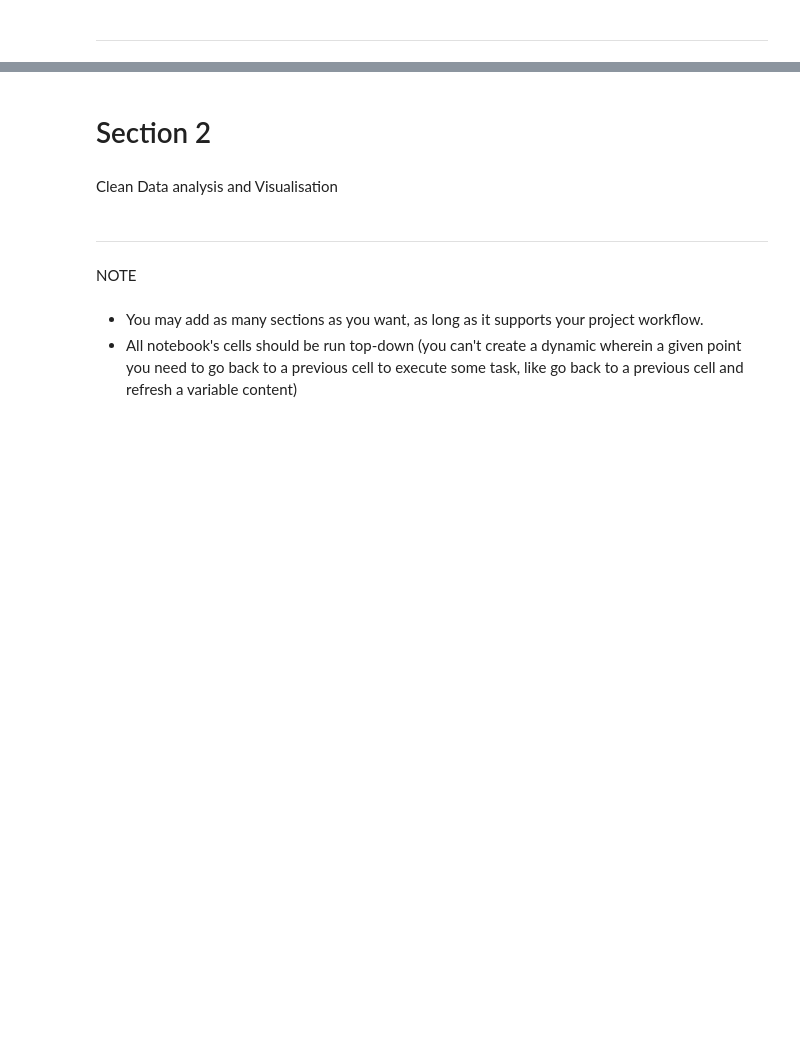
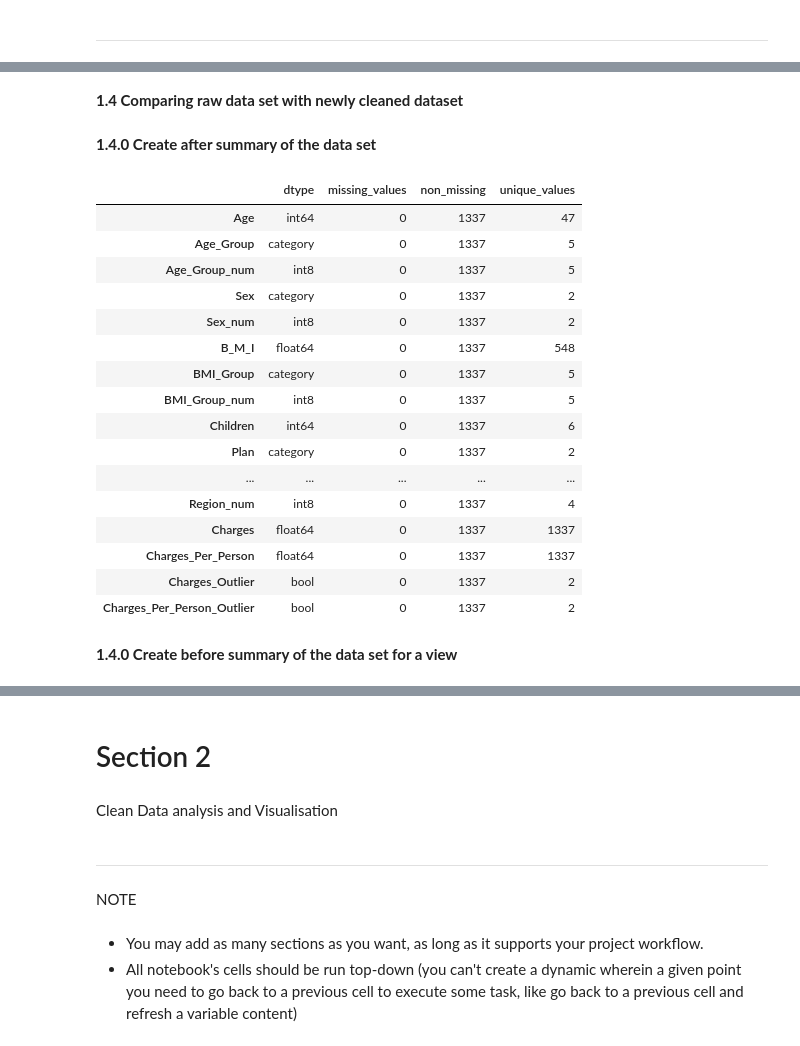
Before and after one commit to skmizanurrahman07/healthcare_insurance_cost_analysis, a Jupyter notebook: healthcare_insurance_cost_analysis.ipynb, the cells around one changed output, grey strips where cells are left out. Drawn from its saved outputs; the diff is of its cells as text; code cells hidden in the pictures; blank space fills up the shorter version.

Commit message:
Data clean

```diff
--- a/healthcare_insurance_cost_analysis.ipynb
+++ b/healthcare_insurance_cost_analysis.ipynb
@@ -78,0 +261,3 @@ Set these to be category data type: And view the updated column types:
+# %%
+insurance['Charges_Per_Person'] = insurance['Charges'] / (insurance['Children'] + 1)
+insurance.head()
@@ -78,0 +273,11 @@ Set these to be category data type: And view the updated column types:
+# %%
+def check_outlier(s):
+    """ Calculating inter quartile range and returning True or False"""
+    q1, q3 = s.quantile([0.25, 0.75])
+    iqr = q3 - q1
+    low, high = q1 - 1.5*iqr, q3 + 1.5*iqr
+    return (s < low) | (s > high)
+
+insurance['Charges_Outlier'] = check_outlier(insurance['Charges'])
+insurance['Charges_Per_Person_Outlier'] = check_outlier(insurance['Charges_Per_Person'])
+insurance.head()
@@ -78,0 +291,6 @@ Set these to be category data type: And view the updated column types:
+# %%
+cat_cols = ['Sex', 'Smoker', 'Region', 'Plan', 'BMI_Group', 'Age_Group']
+for col in cat_cols:
+    insurance[f"{col}_num"] = insurance[col].cat.codes
+
+insurance.head()
@@ -78,0 +306,12 @@ Set these to be category data type: And view the updated column types:
+# %%
+insurance = insurance[[
+    'Age', 'Age_Group', 'Age_Group_num',
+    'Sex', 'Sex_num',
+    'B_M_I', 'BMI_Group', 'BMI_Group_num',
+    'Children', 'Plan', 'Plan_num',
+    'Smoker', 'Smoker_num',
+    'Region', 'Region_num',
+    'Charges', 'Charges_Per_Person',
+    'Charges_Outlier', 'Charges_Per_Person_Outlier'
+]]
+insurance.head()
@@ -78,0 +325,32 @@ Set these to be category data type: And view the updated column types:
+# %% [markdown]
+**1.4 Comparing raw data set with newly cleaned dataset**
+# %% [markdown]
+**1.4.0 Create after summary of the data set**
+# %%
+after_summary = pd.DataFrame({
+    "dtype": insurance.dtypes,
+    "missing_values": insurance.isnull().sum(),
+    "non_missing": insurance.notnull().sum(),
+    "unique_values": insurance.nunique()
+})
+after_summary
+# %% [output]
+|  | dtype | missing_values | non_missing | unique_values |
+| Age | int64 | 0 | 1337 | 47 |
+| Age_Group | category | 0 | 1337 | 5 |
+| Age_Group_num | int8 | 0 | 1337 | 5 |
+| Sex | category | 0 | 1337 | 2 |
+| Sex_num | int8 | 0 | 1337 | 2 |
+| B_M_I | float64 | 0 | 1337 | 548 |
+| BMI_Group | category | 0 | 1337 | 5 |
+| BMI_Group_num | int8 | 0 | 1337 | 5 |
+| Children | int64 | 0 | 1337 | 6 |
+| Plan | category | 0 | 1337 | 2 |
+| ... | ... | ... | ... | ... |
+| Region_num | int8 | 0 | 1337 | 4 |
+| Charges | float64 | 0 | 1337 | 1337 |
+| Charges_Per_Person | float64 | 0 | 1337 | 1337 |
+| Charges_Outlier | bool | 0 | 1337 | 2 |
+| Charges_Per_Person_Outlier | bool | 0 | 1337 | 2 |
+# %% [markdown]
+**1.4.0 Create before summary of the data set for a view**
```
Also changed, not shown: parts of 34 cells of this notebook, 2 other files.
